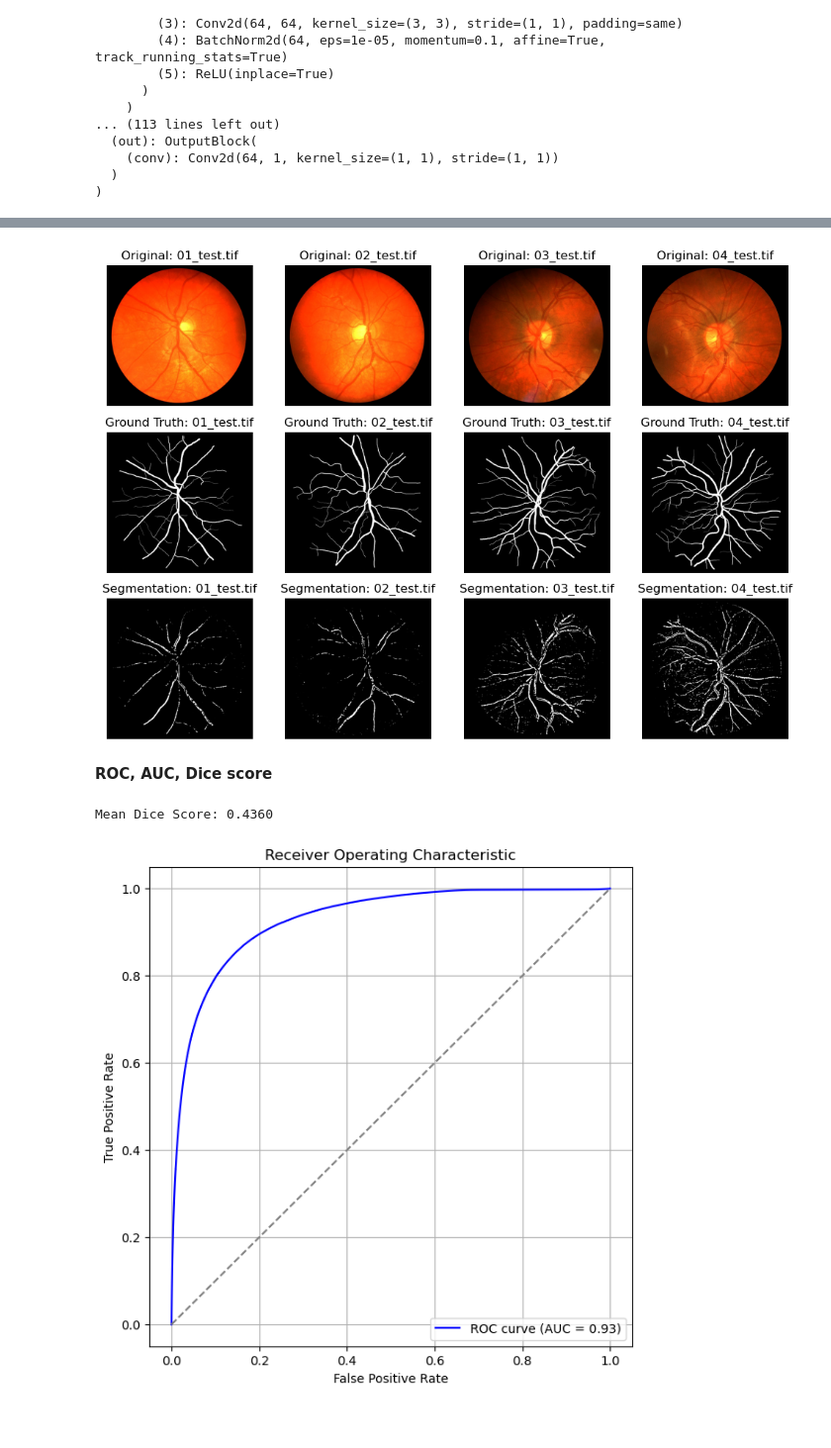
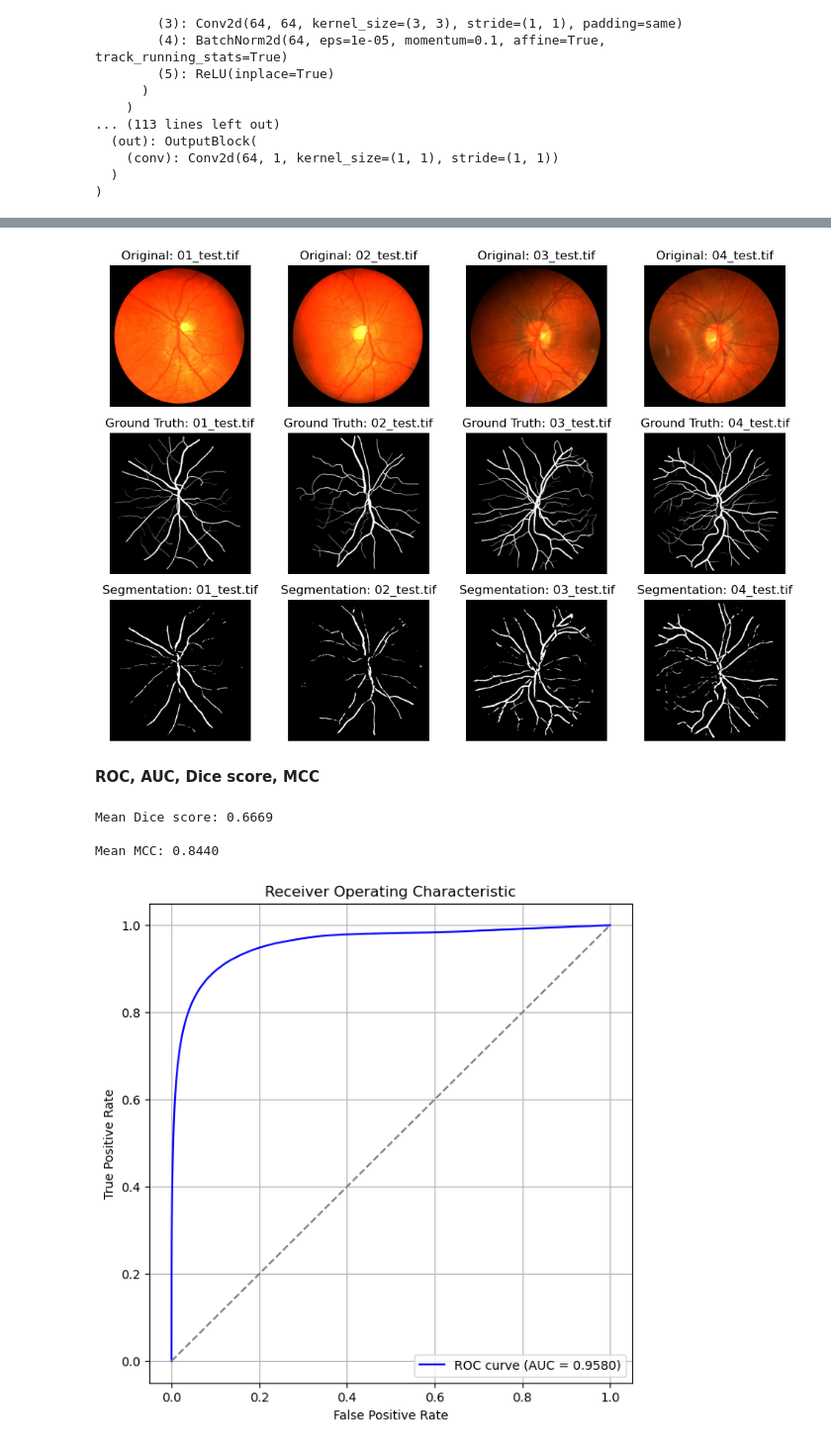
Before and after one commit to javserjod/unet_vig_segmentation, a Jupyter notebook: train_test.ipynb, the cells around one changed output, grey strips where cells are left out. Shown at 99% size. Cells and saved outputs as stored; diff of their text form; code cells hidden in the pictures; blank space fills up the shorter version.

Commit message:
MCC, ccdice, corrections
improved saving model and its history

```diff
--- a/train_test.ipynb
+++ b/train_test.ipynb
@@ -115,11 +105,12 @@ plt.show()
 # %%
 VAL_PERCENT:float = 0.2            # Percentage of dataset intended for validation (rest is for training)
 BATCH_SIZE:int = 4
+SEED:int = 42
 
 # Split into train / validation partitions
 val_size = int(len(dataset) * VAL_PERCENT)     # number of samples for validation
 train_size = len(dataset) - val_size           # number of samples for training
-train_set, val_set = random_split(dataset, [train_size, val_size], generator=torch.Generator().manual_seed(0))
+train_set, val_set = random_split(dataset, [train_size, val_size], generator=torch.Generator().manual_seed(SEED))
 
 # Create data loaders for our datasets; shuffle for training, not for validation
 train_loader = DataLoader(train_set, batch_size=BATCH_SIZE, shuffle=True)
@@ -297,9 +317,10 @@ plt.show()
 **TEST**
 # %%
 model = UNet(n_channels=NUM_CHANNELS_IN, n_classes=NUM_CHANNELS_OUT)
-model.load_state_dict(torch.load('./trained_models\model_UNet_20250119_220445'))
+load_model_path = './trained_models/20250120_215545_UNet_0.02025'
+model.load_state_dict(torch.load(load_model_path))
 model.to(device)
-model.eval()
+model.eval()     # !!! set the dropout and batch normalization layers to evaluation mode
 # %% [output]
 UNet(
   (inp): InputBlock(
@@ -320,7 +341,7 @@ UNet(
 )
 # %%
 test_transform = transforms.Compose([
-    #transforms.Resize((512, 512)),  # evaluation at native resolution
+    transforms.Resize((512, 512)),  # evaluation at native resolution
     transforms.ToTensor(),
     #transforms.Normalize(mean=[0.485, 0.456, 0.406], std=[0.229, 0.224, 0.225]),
 ])
@@ -384,55 +405,84 @@ with torch.no_grad():  # no gradient needed
 plt.tight_layout()
 plt.show()
 # %% [output]
-[figure, old version]
+[figure, new version]
 # %% [markdown]
-**ROC, AUC, Dice score**
+**ROC, AUC, Dice score, MCC**
 # %%
 from sklearn.metrics import roc_curve, auc
-from utils.dice_score import dice_score      # custom function to calculate dice score
+from utils.dice_score import dice_score                     # custom function to calculate dice score
+from utils.matthews_corr_coef import matthews_corr_coef     # custom function to calculate MCC
+from utils.ccDice_score import ccDice                # modified ccDice score (only binary labels)
+from skimage.measure import label
+
+calculate_ccdice = False    # yes or no. Forced to use CPU: it takes long to compute (5 minutes just 8 images)
 
 all_labels = []       # to store ground truth values for each pixel of each image
 all_preds = []        # to store predicted values for each pixel of each image
 
-dice_scores = []      # to store dice score of each batch
+dice_score_batches = []       # to store Dice score of each batch
+mcc_batches = []              # to store MCC of each batch
+if calculate_ccdice==True:
+    ccdice_score_batches = []     # to store ccDice score of each batch
 
 with torch.no_grad():  # no gradients needed
     for inputs, ground_truth, _ in test_loader:        # for each batch in test loader
         inputs = inputs.to(device)
         ground_truth = ground_truth.to(device)
 
         outputs = model(inputs)     # predict
 
-        all_labels.append(ground_truth.cpu().numpy())  # real labels for each pixel (0 or 1)
-        all_preds.append(outputs.cpu().numpy())    # probabilities to belong to class 1, given by model
+        all_labels.append(ground_truth.cpu().numpy())       # real labels for each pixel (0 or 1)
+        all_preds.append(outputs.cpu().numpy())             # probabilities to belong to class 1, given by model
 
-        dice = dice_score(outputs, ground_truth)
-        dice_scores.append(dice.item())
+        dice = dice_score(outputs, ground_truth, threshold=0.5)
+        dice_score_batches.append(dice.item())
+
+        mcc = matthews_corr_coef(outputs, ground_truth, threshold=0.5)
+        mcc_batches.append(mcc)
+
+        if calculate_ccdice==True:
+            y_pred_label, cc_pred = label(((outputs > 0.5).float()).cpu().numpy().squeeze(0), return_num=True)
+            y_true_label, cc_true = label(ground_truth.cpu().numpy().squeeze(0), return_num=True)
+            ccdice = ccDice(y_pred_label, cc_pred, y_true_label, cc_true, alpha=0.1)    # alpha is level of exigency to join 2 cc (low is permissive, 1.0 is max exigency)
+            ccdice_score_batches.append(ccdice)
 
 # compute mean dice score and print
-mean_dice_score = torch.tensor(dice_scores).mean()
-print(f"Mean Dice Score: {mean_dice_score:.4f}")
+mean_dice_score = torch.tensor(dice_score_batches).mean()
+print(f"\nMean Dice score: {mean_dice_score:.4f}")
+
+# compute mean MCC and print
+mean_mcc = torch.tensor(mcc_batches).mean()
+print(f"\nMean MCC: {mean_mcc:.4f}")
+
+# compute mean ccDice score and print
+if calculate_ccdice==True:
+    mean_ccdice_score = torch.tensor(ccdice_score_batches).mean()
+    print(f"\nMean ccDice score: {mean_ccdice_score:.4f}")
 
 # list to numpy array
 all_labels = np.concatenate(all_labels, axis=0)
 all_preds = np.concatenate(all_preds, axis=0)
 
 # ROC curve
-fpr, tpr, thresholds = roc_curve(all_labels.flatten(), all_preds.flatten())
+fpr, tpr, thresholds = roc_curve(list(map(bool,all_labels.flatten())), all_preds.flatten())     # force labels to binary list (if not, error when transform.resize)
 
 # AUC
 roc_auc = auc(fpr, tpr)
 
 # plot ROC
+print("\n")
 plt.figure(figsize=(7, 7))
-plt.plot(fpr, tpr, color='blue', label=f'ROC curve (AUC = {roc_auc:.2f})')
-plt.plot([0, 1], [0, 1], color='gray', linestyle='--')  # Línea diagonal
+plt.plot(fpr, tpr, color='blue', label=f'ROC curve (AUC = {roc_auc:.4f})')
+plt.plot([0, 1], [0, 1], color='gray', linestyle='--')
 plt.xlabel('False Positive Rate')
 plt.ylabel('True Positive Rate')
 plt.title('Receiver Operating Characteristic')
 plt.legend(loc='lower right')
 plt.grid(True)
 plt.show()
 # %% [output]
-Mean Dice Score: 0.4360
+Mean Dice score: 0.6669
+
+Mean MCC: 0.8440
-[figure, old version]
+[figure, new version]
```
Also changed, not shown: parts of 11 cells of this notebook, 30 other files.
